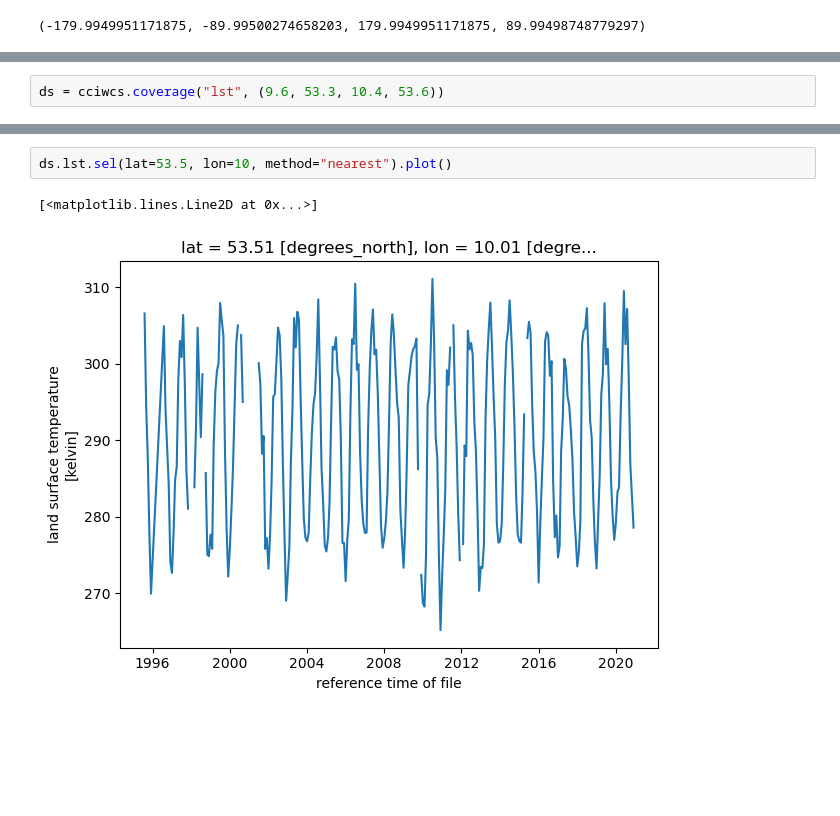
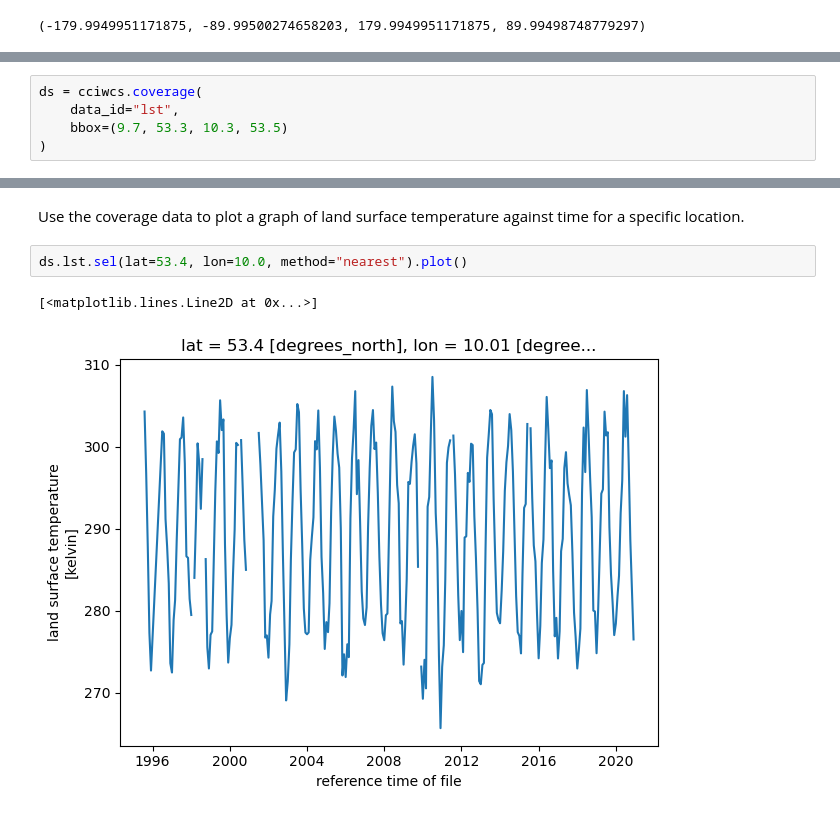
Before and after one commit to esa-cci/esa-climate-toolbox, a Jupyter notebook: notebooks/13-ECT_Reading_WCS_data.ipynb, the cells around one changed output, grey strips where cells are left out. Cells and saved outputs as stored; diff of their text form; blank space fills up the shorter version.

```diff
--- a/notebooks/13-ECT_Reading_WCS_data.ipynb
+++ b/notebooks/13-ECT_Reading_WCS_data.ipynb
@@ -102,2 +120,5 @@ cciwcs.service.contents[data_id].boundingBoxWGS84
 # %%
-ds = cciwcs.coverage("lst", (9.6, 53.3, 10.4, 53.6))
+ds = cciwcs.coverage(
+    data_id="lst",
+    bbox=(9.7, 53.3, 10.3, 53.5)
+)
@@ -129,5 +154,7 @@ ds.lst.isel(time=100).plot.imshow()
+# %% [markdown]
+Use the coverage data to plot a graph of land surface temperature against time for a specific location.
 # %%
-ds.lst.sel(lat=53.5, lon=10, method="nearest").plot()
+ds.lst.sel(lat=53.4, lon=10.0, method="nearest").plot()
 # %% [output]
 [<matplotlib.lines.Line2D at 0x...>]
-[figure, old version]
+[figure, new version]
```
Also changed, not shown: parts of 17 cells of this notebook.
